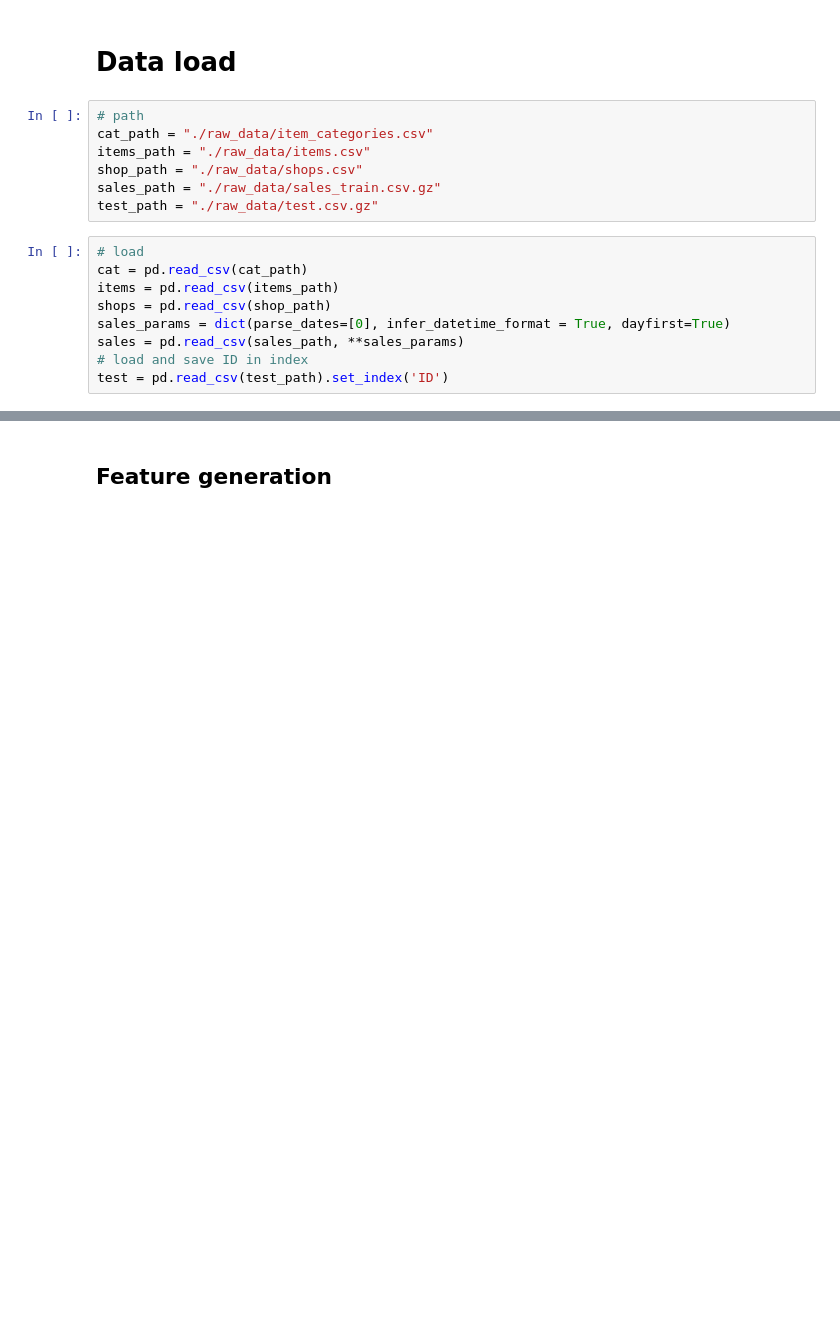
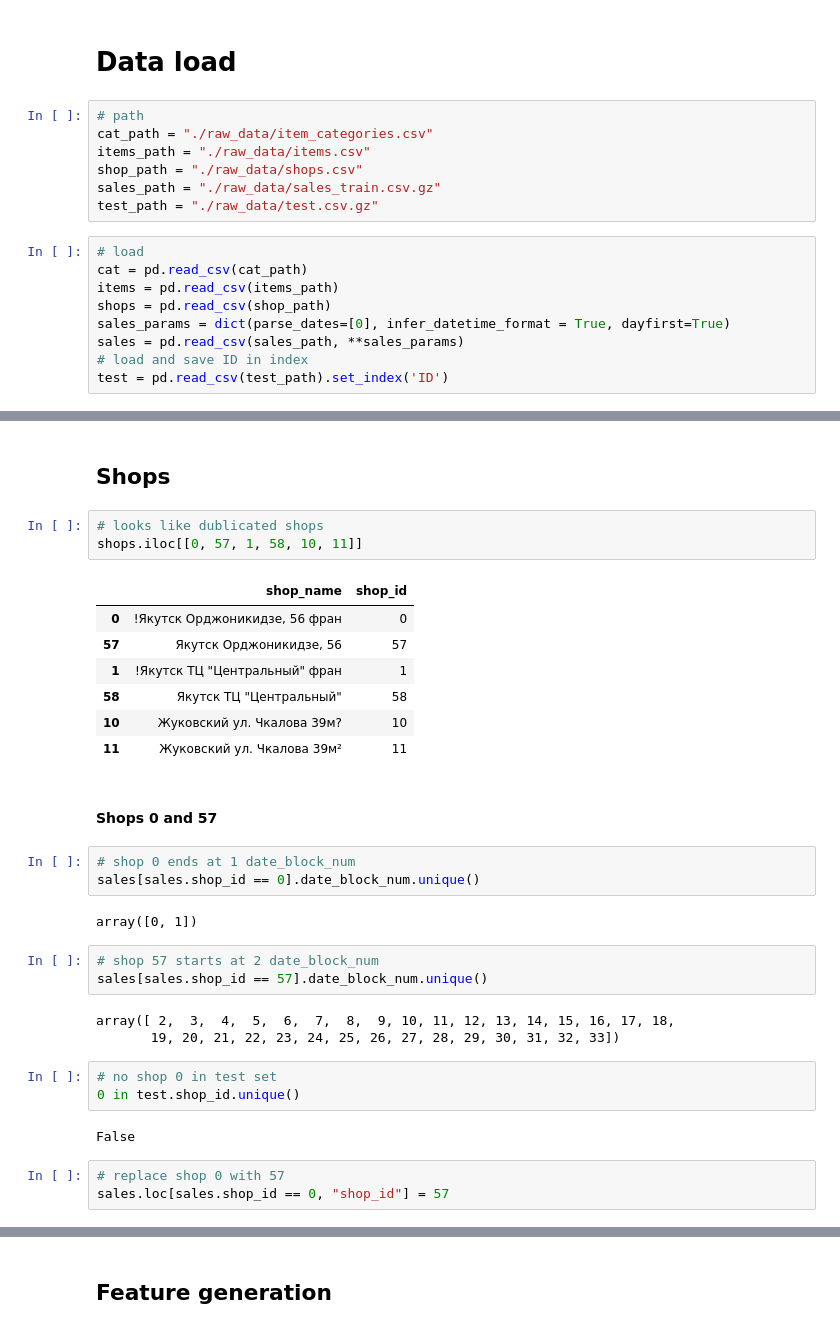
Before and after one commit to WLM1ke/How_to_Win_Kagglers, a Jupyter notebook: final/report.ipynb, the cells around one changed output, grey strips where cells are left out. Saved outputs shown, nothing was run; the diff lists cells and outputs as text; blank space fills up the shorter version.

```diff
--- a/final/report.ipynb
+++ b/final/report.ipynb
@@ -180,0 +94,34 @@ Isnull feature
+# %% [markdown]
+## Shops
+# %%
+# looks like dublicated shops
+shops.iloc[[0, 57, 1, 58, 10, 11]]
+# %% [output]
+|  | shop_name | shop_id |
+| 0 | !Якутск Орджоникидзе, 56 фран | 0 |
+| 57 | Якутск Орджоникидзе, 56 | 57 |
+| 1 | !Якутск ТЦ "Центральный" фран | 1 |
+| 58 | Якутск ТЦ "Центральный" | 58 |
+| 10 | Жуковский ул. Чкалова 39м? | 10 |
+| 11 | Жуковский ул. Чкалова 39м² | 11 |
+# %% [markdown]
+#### Shops 0 and 57
+# %%
+# shop 0 ends at 1 date_block_num
+sales[sales.shop_id == 0].date_block_num.unique()
+# %% [output]
+array([0, 1])
+# %%
+# shop 57 starts at 2 date_block_num
+sales[sales.shop_id == 57].date_block_num.unique()
+# %% [output]
+array([ 2,  3,  4,  5,  6,  7,  8,  9, 10, 11, 12, 13, 14, 15, 16, 17, 18,
+       19, 20, 21, 22, 23, 24, 25, 26, 27, 28, 29, 30, 31, 32, 33])
+# %%
+# no shop 0 in test set
+0 in test.shop_id.unique()
+# %% [output]
+False
+# %%
+# replace shop 0 with 57
+sales.loc[sales.shop_id == 0, "shop_id"] = 57
```
Also changed, not shown: parts of 128 cells of this notebook, 3 other files.
